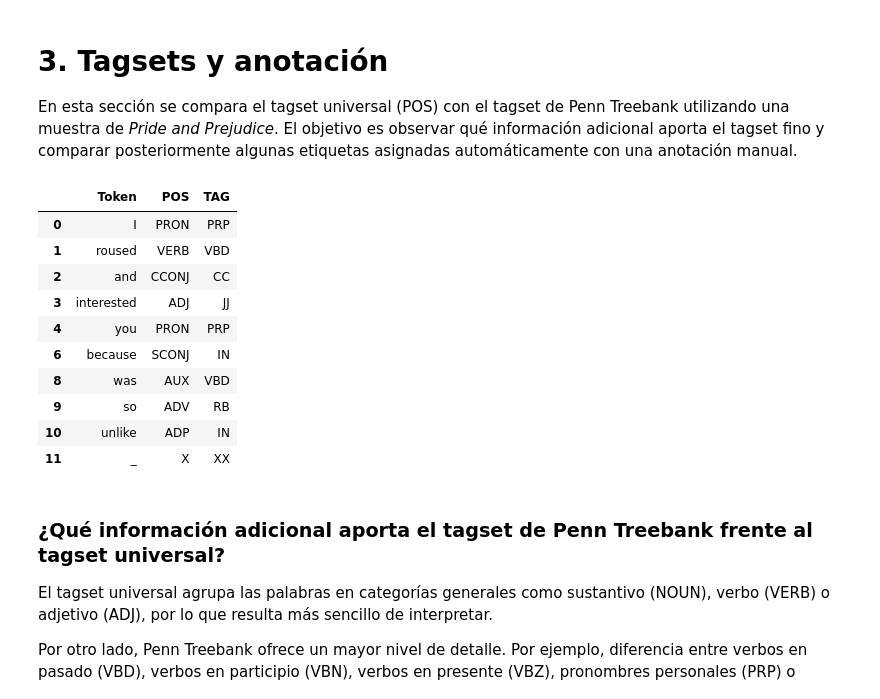
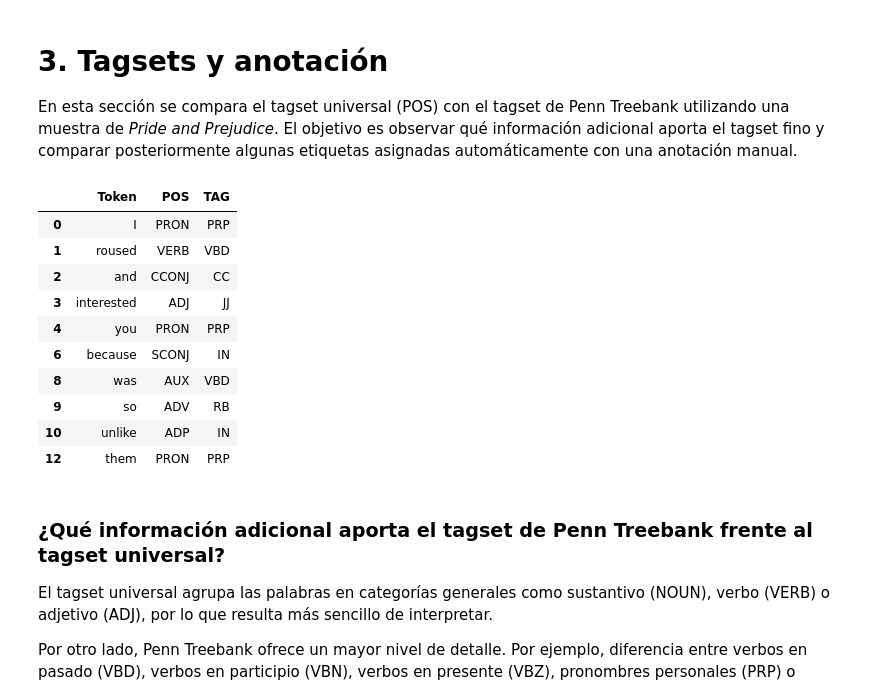
Before and after one commit to Cynthiss/NLP, a Jupyter notebook: Lab_6/Lab_6.ipynb, the cells around one changed output. Saved outputs shown, nothing was run; the diff lists cells and outputs as text; code cells hidden in the pictures.

```diff
--- a/Lab_6/Lab_6.ipynb
+++ b/Lab_6/Lab_6.ipynb
@@ -361,37 +361,38 @@ En esta sección se compara el tagset universal (POS) con el tagset de Penn Tree
 selected_book = "Pride and Prejudice"
 
 # Extraemos únicamente los tokens del libro seleccionado
 selected_tokens = pos_tokens_df[
     pos_tokens_df["Libro"] == selected_book
 ]
 
 # Eliminamos signos de puntuación para que los ejemplos sean más claros
 selected_tokens = selected_tokens[
     selected_tokens["POS"] != "PUNCT"
 ]
 
-# Tomamos los primeros 10 tokens distintos
+# Seleccionamos únicamente palabras (sin puntuación ni caracteres especiales)
 examples = (
     selected_tokens[
-        ["Token", "POS", "TAG"]
-    ]
+        (~selected_tokens["Token"].str.fullmatch(r"\W+")) &
+        (selected_tokens["POS"] != "X")
+    ][["Token", "POS", "TAG"]]
     .drop_duplicates()
     .head(10)
 )
 
 examples
 # %% [output]
 |  | Token | POS | TAG |
 | 0 | I | PRON | PRP |
 | 1 | roused | VERB | VBD |
 | 2 | and | CCONJ | CC |
 | 3 | interested | ADJ | JJ |
 | 4 | you | PRON | PRP |
 | 6 | because | SCONJ | IN |
 | 8 | was | AUX | VBD |
 | 9 | so | ADV | RB |
 | 10 | unlike | ADP | IN |
-| 11 | _ | X | XX |
+| 12 | them | PRON | PRP |
 # %% [markdown]
 ### ¿Qué información adicional aporta el tagset de Penn Treebank frente al tagset universal?
 
```
Also changed, not shown: parts of 2 cells of this notebook.
